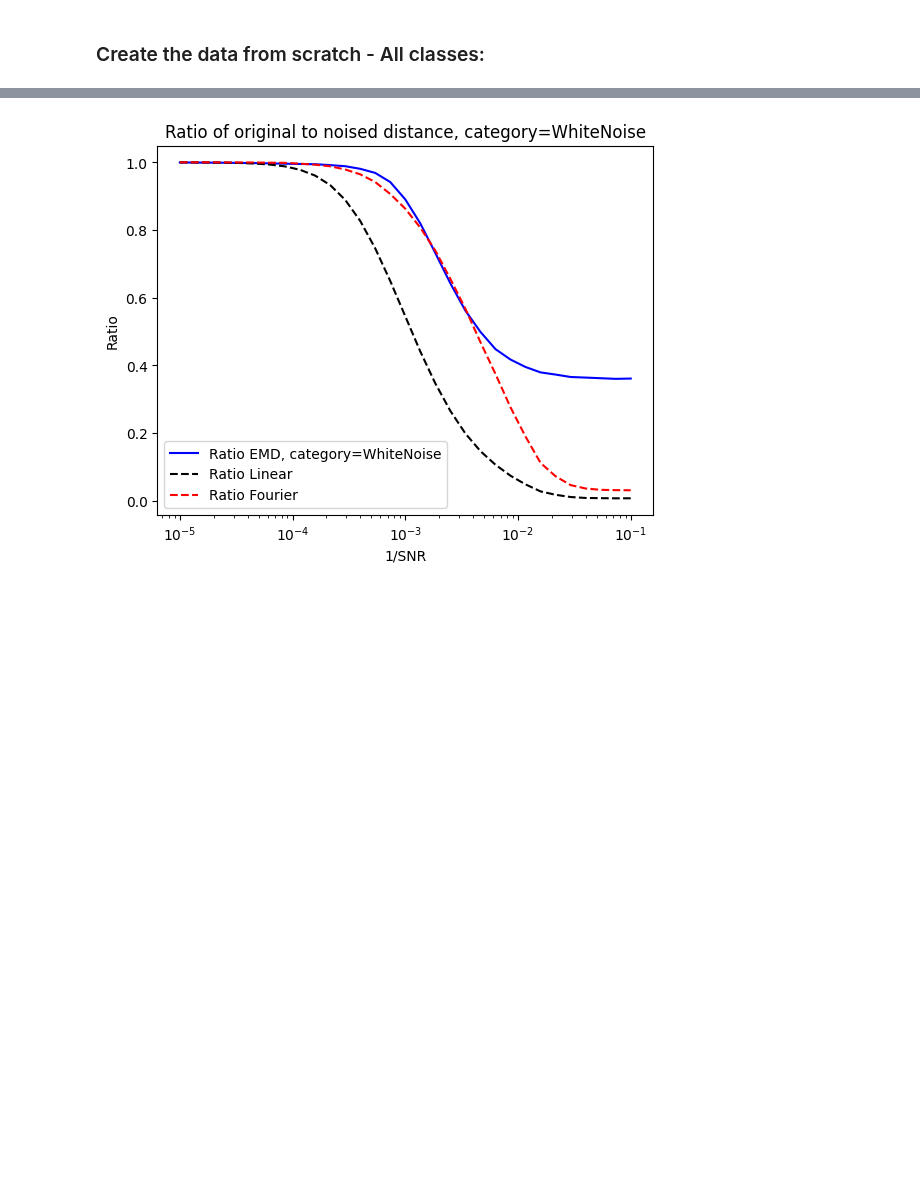
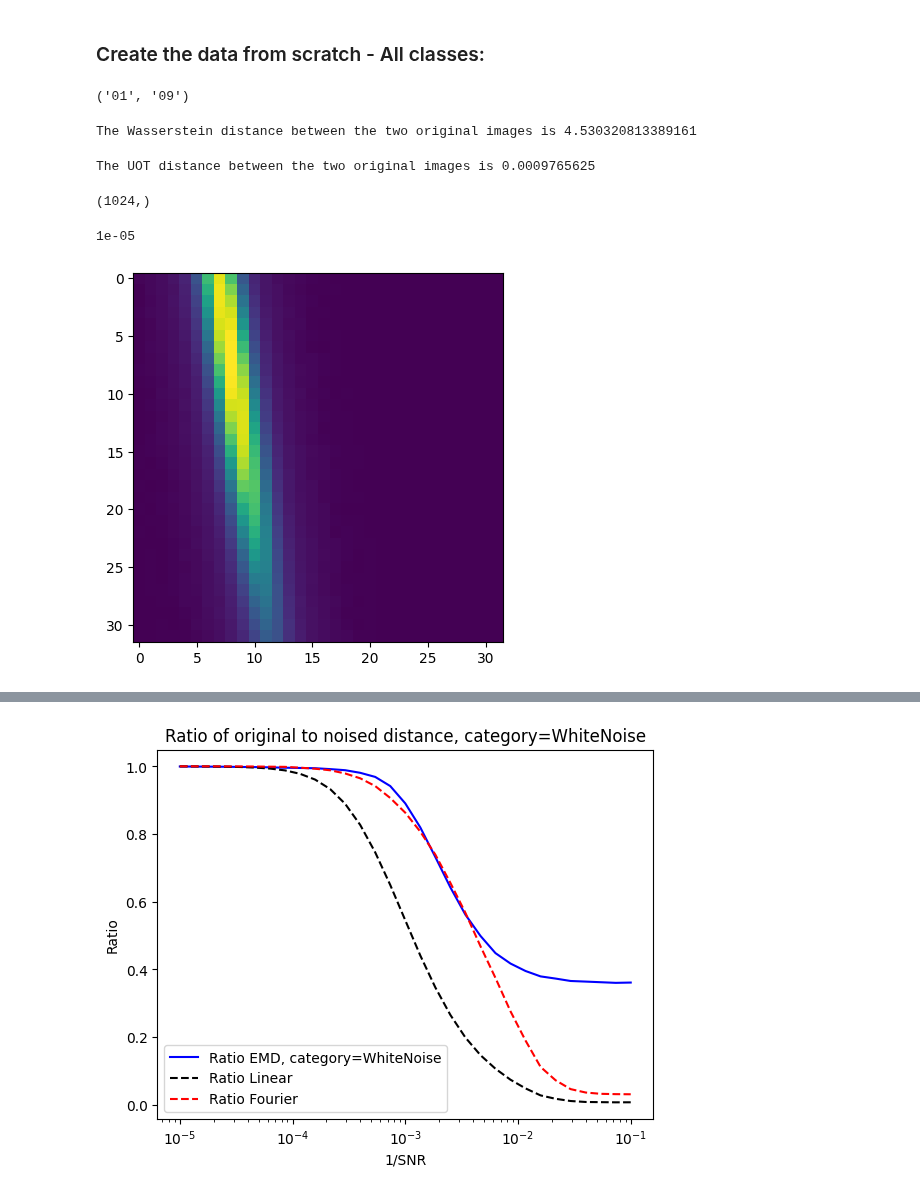
Before and after one commit to warik21/Thesis, a Jupyter notebook: notebooks/images_W1_f1_L2_comparisson.ipynb, the cells around one changed output, grey strips where cells are left out. Cells and saved outputs as stored; diff of their text form; code cells hidden in the pictures; blank space fills up the shorter version.

```diff
--- a/notebooks/images_W1_f1_L2_comparisson.ipynb
+++ b/notebooks/images_W1_f1_L2_comparisson.ipynb
@@ -127,3 +127,17 @@ plt.legend()
 plt.show()
 # %% [markdown]
 ### Create the data from scratch - All classes:
+# %%
+image_pair
+# %% [output]
+('01', '09')
+# %%
+w_normal = calculate_and_time_wasserstein(image1.image, image2.image, cost_matrix)
+print(f'The Wasserstein distance between the two original images is {w_normal[0]}')
+# %% [output]
+The Wasserstein distance between the two original images is 4.530320813389161
+# %%
+uot = calculate_and_time_UOT(image1.image, image2.image, cost_matrix, 5e-4, 5e-10)
+print(f'The UOT distance between the two original images is {np.sum(uot[0])}')
+# %% [output]
+The UOT distance between the two original images is 0.0009765625
@@ -129,0 +147,10 @@ plt.show()
+# %%
+xs.shape
+# %% [output]
+(1024,)
+# %%
+plt.imshow(image1.image_post)
+noise_param
+# %% [output]
+1e-05
+[figure, added]
```
Also changed, not shown: parts of 7 cells of this notebook.
